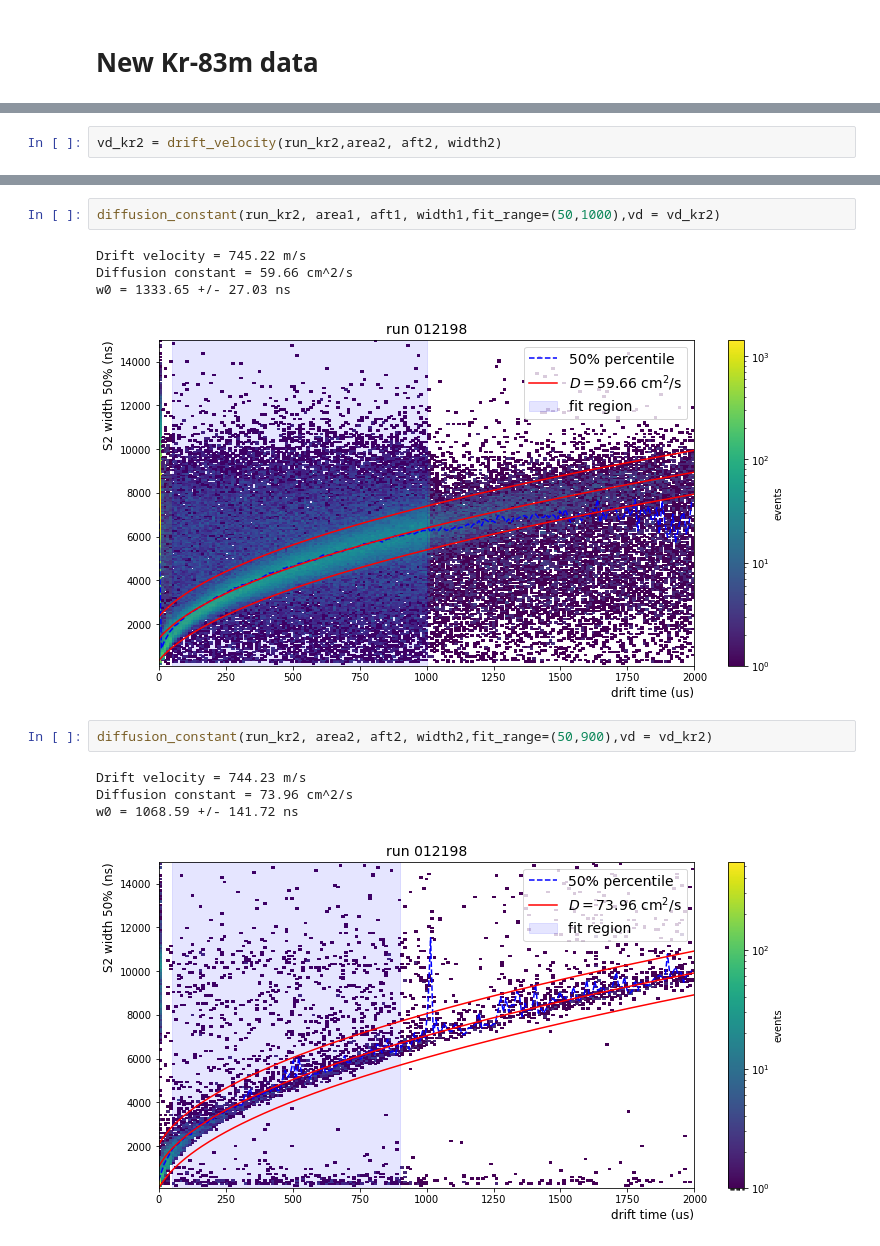
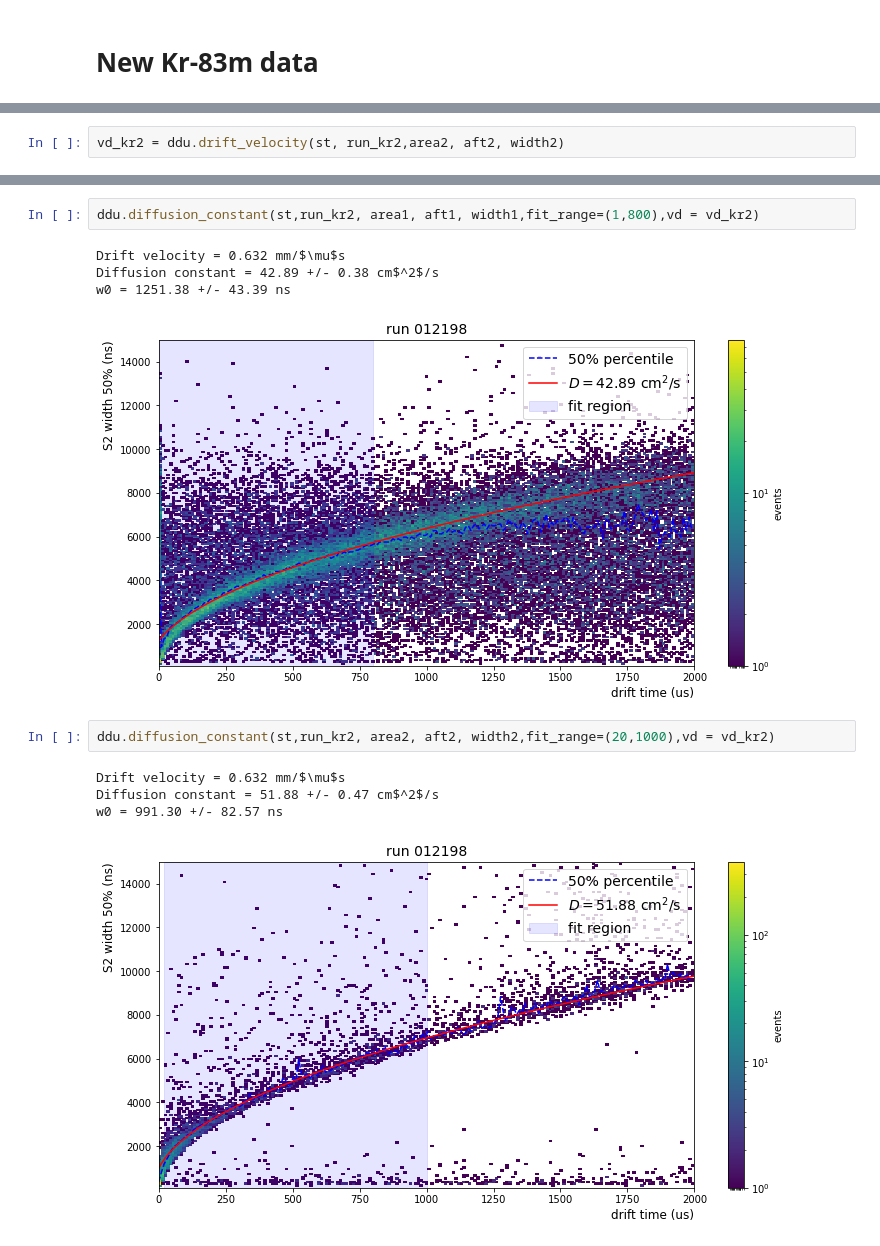
Before and after one commit to valerioda/xenon-note, a Jupyter notebook: fast_response_analysis/bkg-Kr_data-comparison.ipynb, the cells around one changed output, grey strips where cells are left out. Saved outputs shown, nothing was run; the diff lists cells and outputs as text.

```diff
--- a/fast_response_analysis/bkg-Kr_data-comparison.ipynb
+++ b/fast_response_analysis/bkg-Kr_data-comparison.ipynb
@@ -369,3 +199,3 @@ psu.rectangle(area3, aft3, 'g')
 # %%
-vd_kr2 = drift_velocity(run_kr2,area2, aft2, width2)
+vd_kr2 = ddu.drift_velocity(st, run_kr2,area2, aft2, width2)
 # %% [output]
@@ -376,14 +206,14 @@ Drift velocity = 745.22 m/s
 # %%
-diffusion_constant(run_kr2, area1, aft1, width1,fit_range=(50,1000),vd = vd_kr2)
+ddu.diffusion_constant(st,run_kr2, area1, aft1, width1,fit_range=(1,800),vd = vd_kr2)
 # %% [output]
-Drift velocity = 745.22 m/s
-Diffusion constant = 59.66 cm^2/s
-w0 = 1333.65 +/- 27.03 ns
+Drift velocity = 0.632 mm/$\mu$s
+Diffusion constant = 42.89 +/- 0.38 cm$^2$/s
+w0 = 1251.38 +/- 43.39 ns
-[figure, old version]
+[figure, new version]
 # %%
-diffusion_constant(run_kr2, area2, aft2, width2,fit_range=(50,900),vd = vd_kr2)
+ddu.diffusion_constant(st,run_kr2, area2, aft2, width2,fit_range=(20,1000),vd = vd_kr2)
 # %% [output]
-Drift velocity = 744.23 m/s
-Diffusion constant = 73.96 cm^2/s
-w0 = 1068.59 +/- 141.72 ns
+Drift velocity = 0.632 mm/$\mu$s
+Diffusion constant = 51.88 +/- 0.47 cm$^2$/s
+w0 = 991.30 +/- 82.57 ns
-[figure, old version]
+[figure, new version]
```
Also changed, not shown: parts of 35 cells of this notebook, 2 other files.
